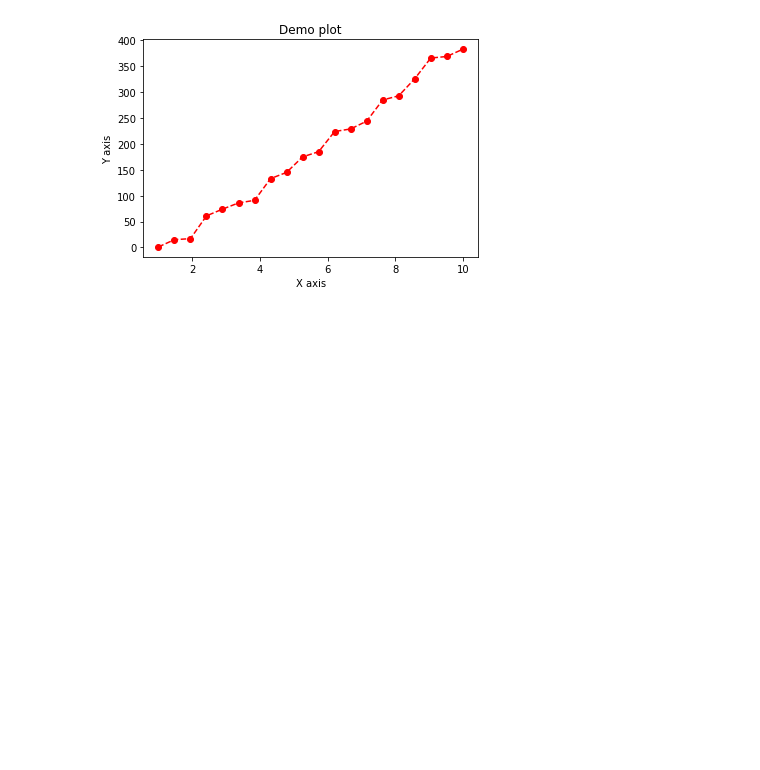
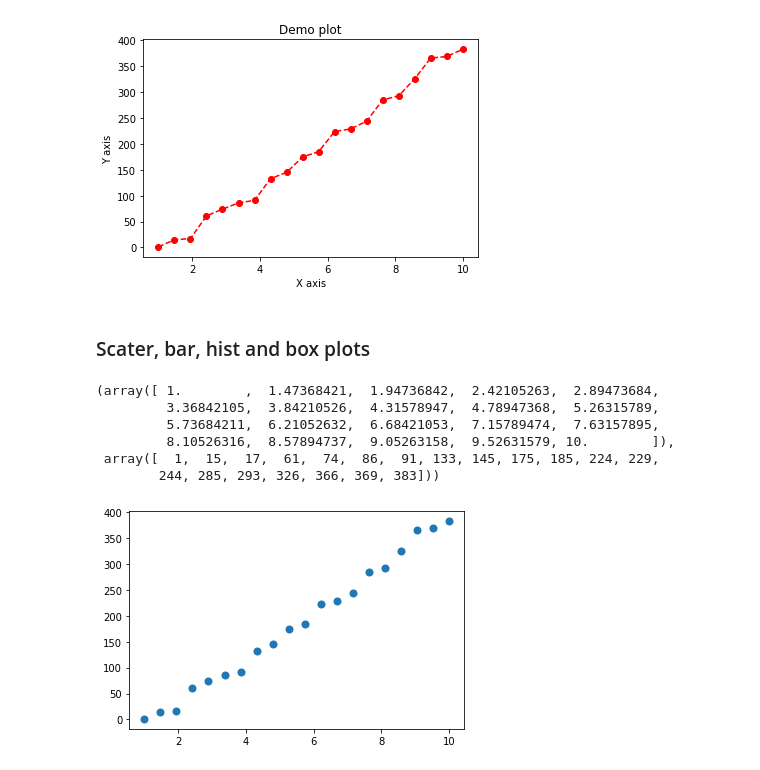
Before and after one commit to caiquemiranda/data-visualization-python, a Jupyter notebook: 05-matplotlib.ipynb, the cells around one changed output. Cells and saved outputs as stored; diff of their text form; code cells hidden in the pictures; blank space fills up the shorter version.

Commit message:
scatter, bar, hist

```diff
--- a/05-matplotlib.ipynb
+++ b/05-matplotlib.ipynb
@@ -84,3 +84,21 @@ plt.title('Demo plot')
 plt.show();
 # %% [output]
 [figure]
+# %% [markdown]
+### Scater, bar, hist and box plots
+# %%
+x, y
+# %% [output]
+(array([ 1.        ,  1.47368421,  1.94736842,  2.42105263,  2.89473684,
+         3.36842105,  3.84210526,  4.31578947,  4.78947368,  5.26315789,
+         5.73684211,  6.21052632,  6.68421053,  7.15789474,  7.63157895,
+         8.10526316,  8.57894737,  9.05263158,  9.52631579, 10.        ]),
+ array([  1,  15,  17,  61,  74,  86,  91, 133, 145, 175, 185, 224, 229,
+        244, 285, 293, 326, 366, 369, 383]))
+# %%
+plt.scatter(x, y,
+            linewidths=2,
+            )
+plt.show();
+# %% [output]
+[figure, added]
```
Also changed, not shown: parts of 2 cells of this notebook.
